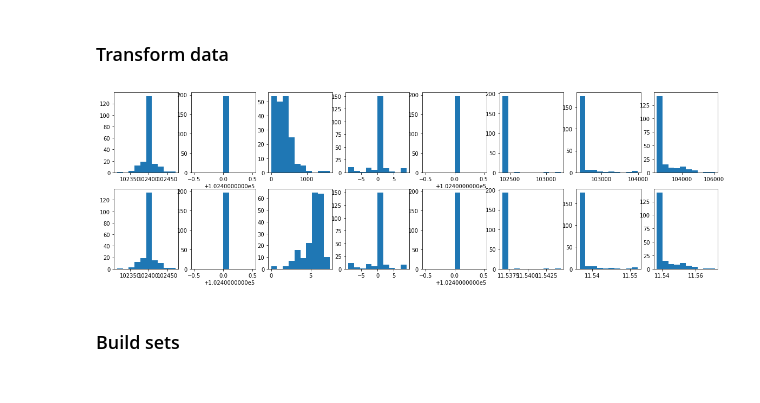
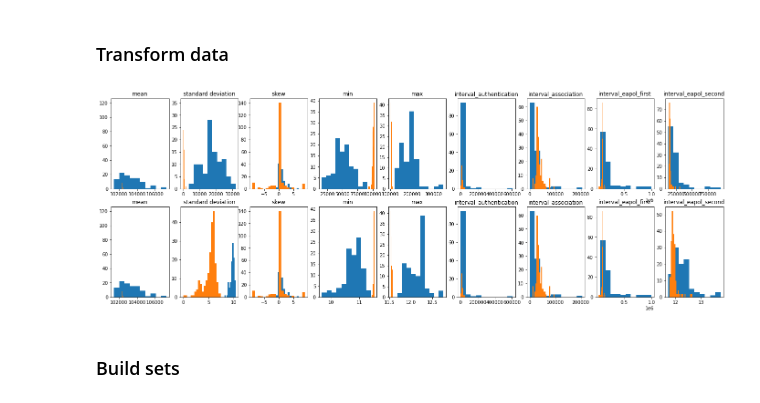
Before and after one commit to joaodiogo10/AAS_Project, a Jupyter notebook: anomaly_detection/Anomaly_Detection.ipynb, the cells around one changed output. Cells and saved outputs as stored; diff of their text form; code cells hidden in the pictures.

```diff
--- a/anomaly_detection/Anomaly_Detection.ipynb
+++ b/anomaly_detection/Anomaly_Detection.ipynb
@@ -30,33 +51,45 @@ Total abnormal examples: 101
 # %% [markdown]
 ### Transform data
-# %%
-plt.figure(figsize=(20, 6))
-
-cols = (2,5,6,7)
-
-for i in range (0, 8):
-    plt.subplot(2, 8, i + 1)
-    plt.hist(normal_ap[:, i])
-
-trans_normal_ap = np.copy(normal_ap)
-for i in cols:
-    trans_normal_ap[:,i] = np.log(normal_ap[:,i])
-
-trans_normal_ap[np.isinf(trans_normal_ap)] = 0
-for i in range(0, 8):
-    plt.subplot(2, 8, 8 + i + 1)
-    plt.hist(trans_normal_ap[:, i])
-
-trans_abnormal_ap = np.copy(abnormal_ap)
-for i in cols:
-    trans_abnormal_ap[:,i] = np.log(abnormal_ap[:,i])
-
-trans_abnormal_ap[np.isinf(trans_abnormal_ap)] = 0
-
-trans_normal_ap = np.delete(trans_normal_ap, (1,4,5,6,7), 1)
-trans_abnormal_ap = np.delete(trans_abnormal_ap, (1,4,5,6,7), 1)
-# %% [output]
-[figure, removed]
+# %%
+plt.figure(figsize=(24, 8))
+
+transform_features = (1, 3, 4, 8)
+
+trans_normal_ap = np.copy(normal_ap)
+for i in transform_features:
+    trans_normal_ap[:,i] = np.log(normal_ap[:,i])
+
+trans_normal_ap[np.isinf(trans_normal_ap)] = 0
+
+trans_abnormal_ap = np.copy(abnormal_ap)
+for i in transform_features:
+    trans_abnormal_ap[:,i] = np.log(abnormal_ap[:,i])
+trans_abnormal_ap[np.isinf(trans_abnormal_ap)] = 0
+
+features = ("mean", "standard deviation", "skew", "min", "max", #beacons features
+            "interval_authentication", "interval_association", "interval_eapol_first", "interval_eapol_second") #association features
+for i in range (0, n_features):
+    plt.subplot(2, n_features, i + 1)
+    plt.hist(abnormal_ap[:, i])
+    plt.hist(normal_ap[:, i], 20)
+    plt.title(features[i])
+
+
+for i in range(0, n_features):
+    plt.subplot(2, n_features, n_features + i + 1)
+    plt.hist(trans_abnormal_ap[:, i])
+    plt.hist(trans_normal_ap[:, i], 20)
+    plt.title(features[i])
+
+
+#delete unused features
+delete_features = (1,3,4)
+trans_normal_ap = np.delete(trans_normal_ap, delete_features, 1)
+trans_abnormal_ap = np.delete(trans_abnormal_ap, delete_features, 1)
+
+n_features = n_features - len(delete_features)
+# %% [output]
+[figure, added]
 # %% [markdown]
 ### Build sets
 # %%
```
Also changed, not shown: parts of 14 cells of this notebook, 6 other files.
